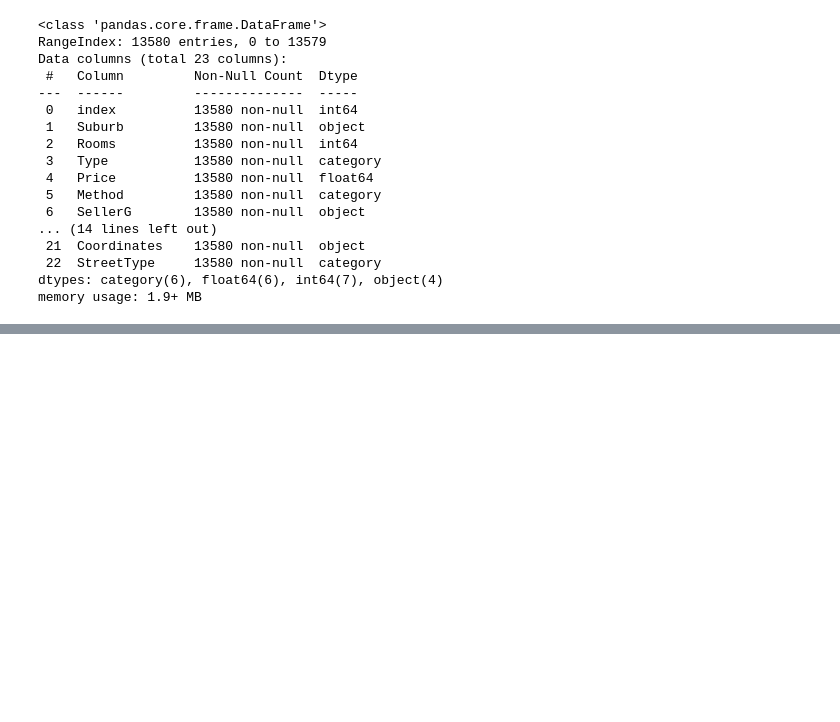
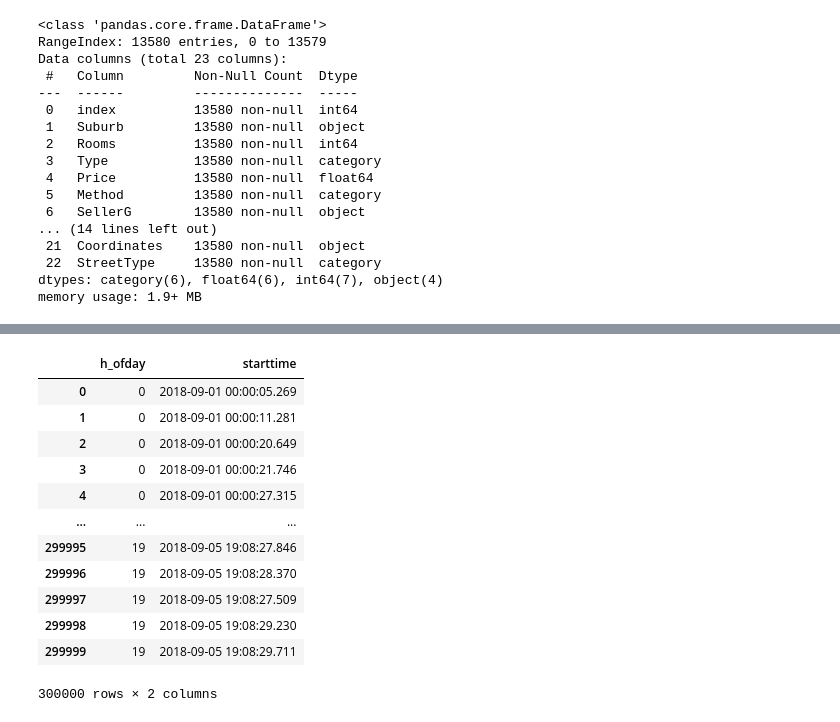
Before and after one commit to sibfox11/Skill-Factory-R2, a Jupyter notebook: Введение_в_Pandas/theory_Pandas_start.ipynb, the cells around one changed output, grey strips where cells are left out. Saved outputs shown, nothing was run; the diff lists cells and outputs as text; code cells hidden in the pictures; blank space fills up the shorter version.

```diff
--- a/Введение_в_Pandas/theory_Pandas_start.ipynb
+++ b/Введение_в_Pandas/theory_Pandas_start.ipynb
@@ -1362,0 +1757,16 @@ sub_lst=melb_df['Suburb'].value_counts().nlargest(119)
+# %%
+vdfc[['h_ofday','starttime']]
+# %% [output]
+|  | h_ofday | starttime |
+| 0 | 0 | 2018-09-01 00:00:05.269 |
+| 1 | 0 | 2018-09-01 00:00:11.281 |
+| 2 | 0 | 2018-09-01 00:00:20.649 |
+| 3 | 0 | 2018-09-01 00:00:21.746 |
+| 4 | 0 | 2018-09-01 00:00:27.315 |
+| ... | ... | ... |
+| 299995 | 19 | 2018-09-05 19:08:27.846 |
+| 299996 | 19 | 2018-09-05 19:08:28.370 |
+| 299997 | 19 | 2018-09-05 19:08:27.509 |
+| 299998 | 19 | 2018-09-05 19:08:29.230 |
+| 299999 | 19 | 2018-09-05 19:08:29.711 |
+300000 rows × 2 columns
```
Also changed, not shown: parts of 44 cells of this notebook.
